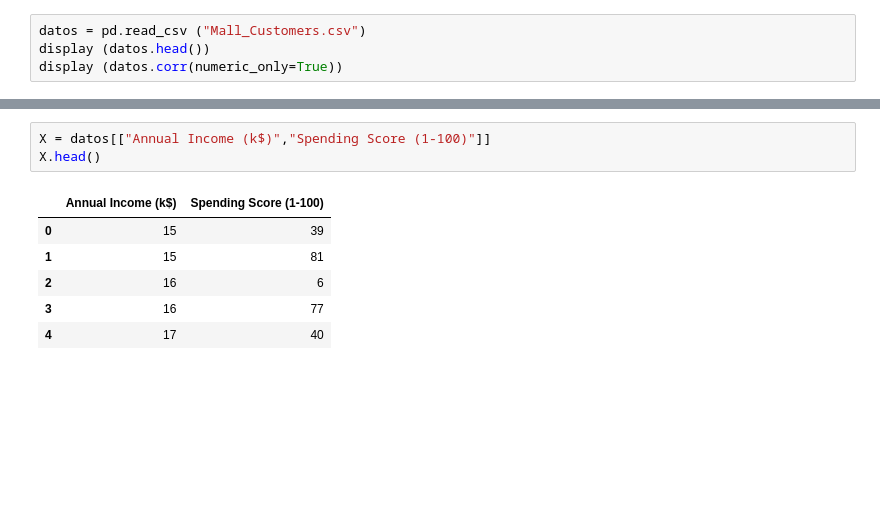
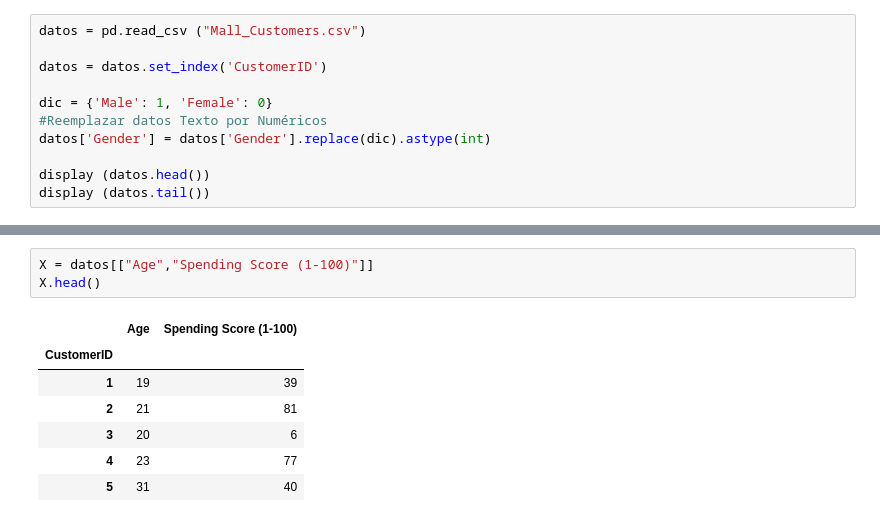
Before and after one commit to imdp85/Tarea4, a Jupyter notebook: KMEANS.ipynb, the cells around one changed output, grey strips where cells are left out. Cells and saved outputs as stored; diff of their text form; blank space fills up the shorter version.

```diff
--- a/KMEANS.ipynb
+++ b/KMEANS.ipynb
@@ -13,5 +21,12 @@ from sklearn.cluster import KMeans
 # %%
 datos = pd.read_csv ("Mall_Customers.csv")
+
+datos = datos.set_index('CustomerID')
+
+dic = {'Male': 1, 'Female': 0}
+#Reemplazar datos Texto por Numéricos
+datos['Gender'] = datos['Gender'].replace(dic).astype(int)
+
 display (datos.head())
-display (datos.corr(numeric_only=True))
+display (datos.tail())
 # %% [output]
@@ -76,11 +113,12 @@ plt.show()
 # %%
-X = datos[["Annual Income (k$)","Spending Score (1-100)"]]
+X = datos[["Age","Spending Score (1-100)"]]
 X.head()
 # %% [output]
-|  | Annual Income (k$) | Spending Score (1-100) |
-| 0 | 15 | 39 |
-| 1 | 15 | 81 |
-| 2 | 16 | 6 |
-| 3 | 16 | 77 |
-| 4 | 17 | 40 |
+|  | Age | Spending Score (1-100) |
+| CustomerID |  |  |
+| 1 | 19 | 39 |
+| 2 | 21 | 81 |
+| 3 | 20 | 6 |
+| 4 | 23 | 77 |
+| 5 | 31 | 40 |
 # %%
```
Also changed, not shown: parts of 26 cells of this notebook.
